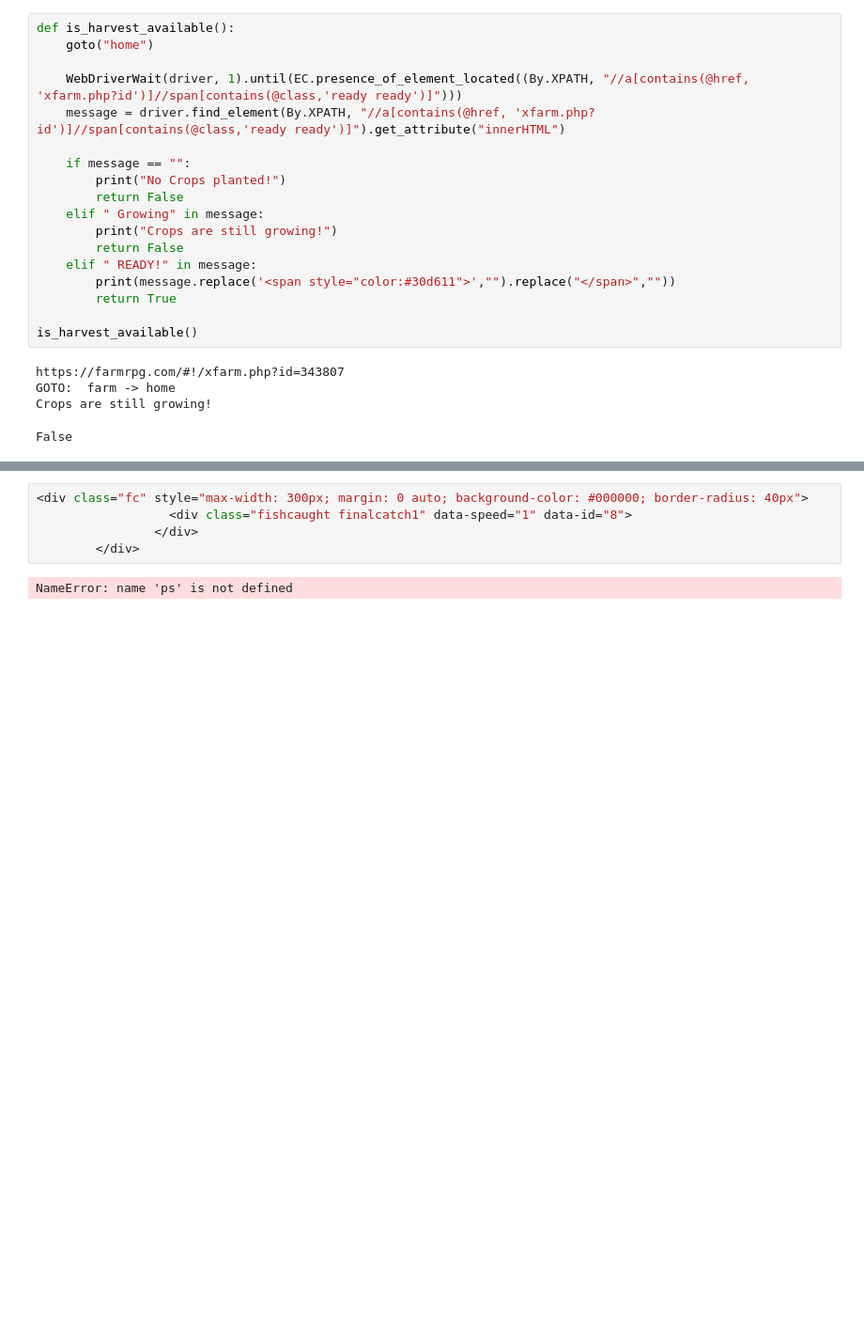
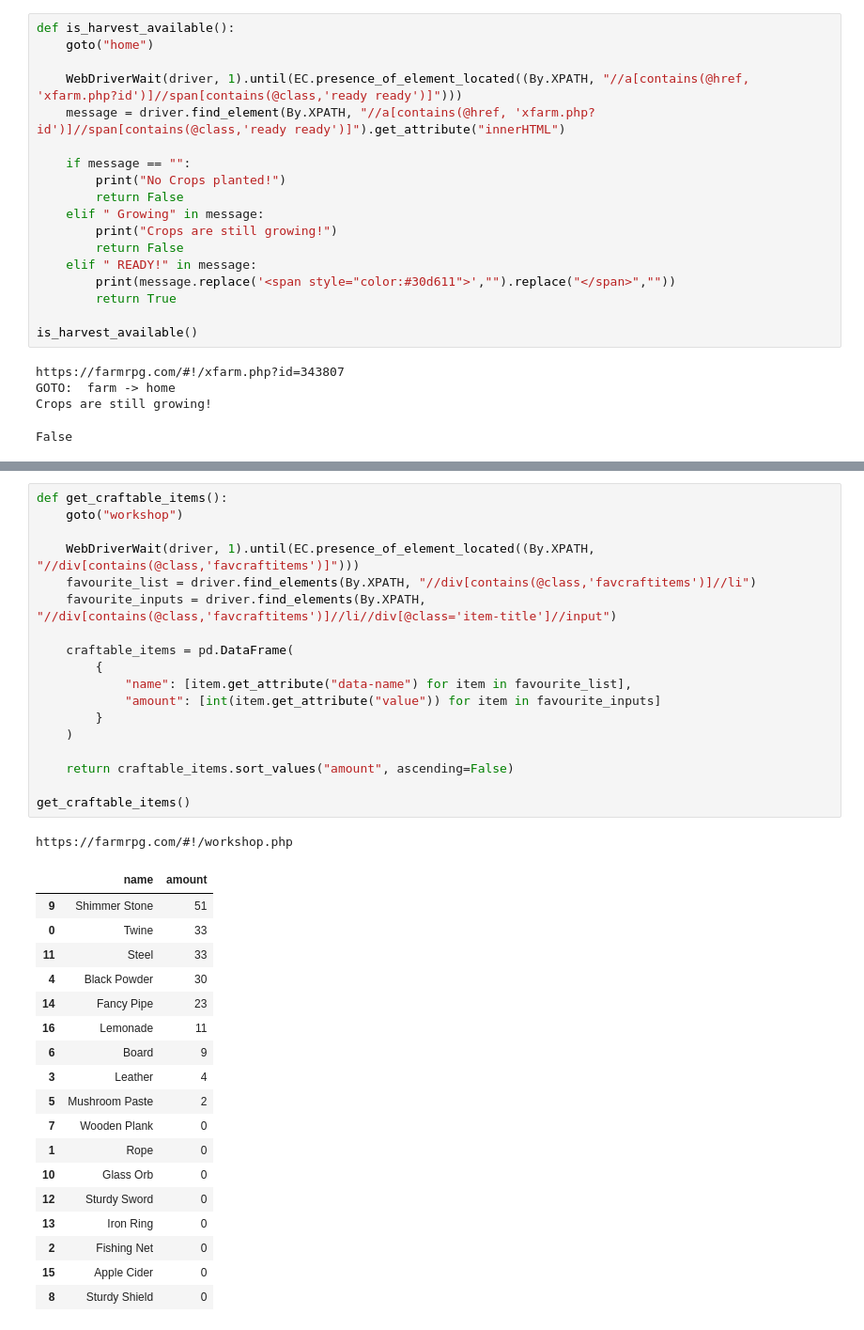
Before and after one commit to xTerradon/farmrpg-automate, a Jupyter notebook: main.ipynb, the cells around one changed output, grey strips where cells are left out. Shown: that part at 94% size. Cells and saved outputs as stored; diff of their text form; blank space fills up the shorter version.

```diff
--- a/main.ipynb
+++ b/main.ipynb
@@ -366,7 +483,38 @@ Stacktrace:
-# %%
-<div class="fc" style="max-width: 300px; margin: 0 auto; background-color: #000000; border-radius: 40px">
-                  <div class="fishcaught finalcatch1" data-speed="1" data-id="8">
-                </div>
-        </div>
-# %% [output]
-NameError: name 'ps' is not defined
+# %%
+def get_craftable_items():
+    goto("workshop")
+
+    WebDriverWait(driver, 1).until(EC.presence_of_element_located((By.XPATH, "//div[contains(@class,'favcraftitems')]")))
+    favourite_list = driver.find_elements(By.XPATH, "//div[contains(@class,'favcraftitems')]//li")
+    favourite_inputs = driver.find_elements(By.XPATH, "//div[contains(@class,'favcraftitems')]//li//div[@class='item-title']//input")
+
+    craftable_items = pd.DataFrame(
+        {
+            "name": [item.get_attribute("data-name") for item in favourite_list],
+            "amount": [int(item.get_attribute("value")) for item in favourite_inputs]
+        }
+    )
+
+    return craftable_items.sort_values("amount", ascending=False)
+
+get_craftable_items()
+# %% [output]
+https://farmrpg.com/#!/workshop.php
+|  | name | amount |
+| 9 | Shimmer Stone | 51 |
+| 0 | Twine | 33 |
+| 11 | Steel | 33 |
+| 4 | Black Powder | 30 |
+| 14 | Fancy Pipe | 23 |
+| 16 | Lemonade | 11 |
+| 6 | Board | 9 |
+| 3 | Leather | 4 |
+| 5 | Mushroom Paste | 2 |
+| 7 | Wooden Plank | 0 |
+| 1 | Rope | 0 |
+| 10 | Glass Orb | 0 |
+| 12 | Sturdy Sword | 0 |
+| 13 | Iron Ring | 0 |
+| 2 | Fishing Net | 0 |
+| 15 | Apple Cider | 0 |
+| 8 | Sturdy Shield | 0 |
```
Also changed, not shown: parts of 18 cells of this notebook, 3 other files.
